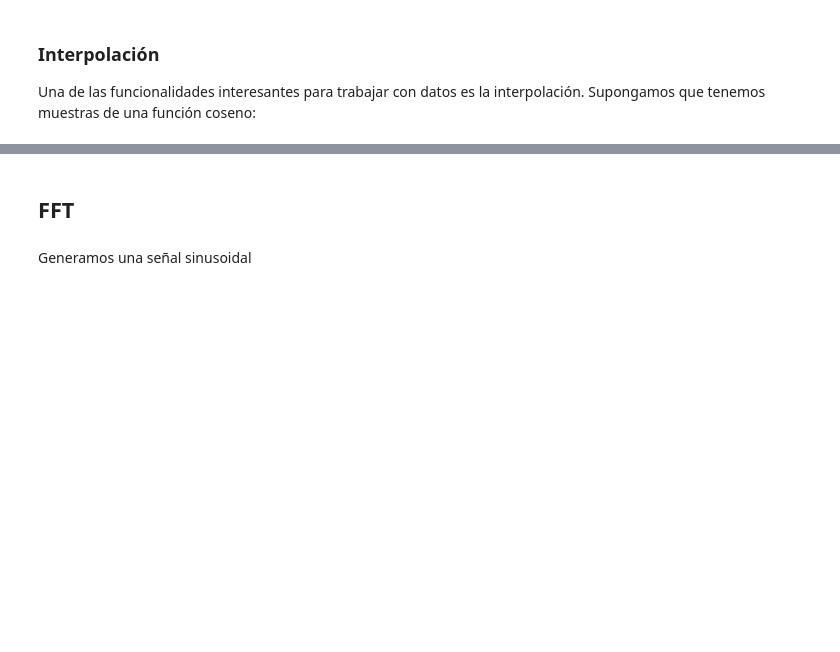
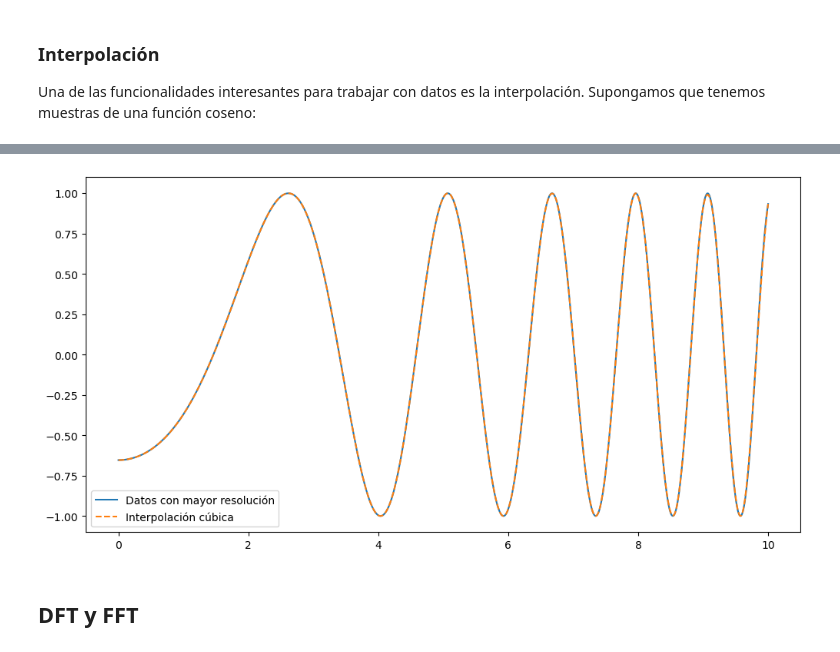
Before and after one commit to ftommasini/taller-python-cientifico, a Jupyter notebook: 2_2_Lib_SciPy.ipynb, the cells around one changed output, grey strips where cells are left out. Cells and saved outputs as stored; diff of their text form; code cells hidden in the pictures; blank space fills up the shorter version.

```diff
--- a/2_2_Lib_SciPy.ipynb
+++ b/2_2_Lib_SciPy.ipynb
@@ -75,4 +86,13 @@ plt.legend(['Datos', 'Interpolación cúbica'], loc = 'best')
+# %%
+# Aplicamos la función original a todos los puntos intermedios que habíamos aproximado por interpolación cúbica
+y2 = y = np.cos((x_new**2) / 3 + 4)
+
+# Graficamos los puntos originales más los interpolados
+plt.figure(figsize=(12, 6))
+plt.plot(x_new, y2, '-', x_interp, y_interp_2, '--')
+plt.legend(['Datos con mayor resolución', 'Interpolación cúbica'])
+plt.show()
+# %% [output]
+[figure, added]
 # %% [markdown]
-## FFT
+## DFT y FFT
-# %% [markdown]
-Generamos una señal sinusoidal
```
Also changed, not shown: parts of 20 cells of this notebook, 5 other files.
